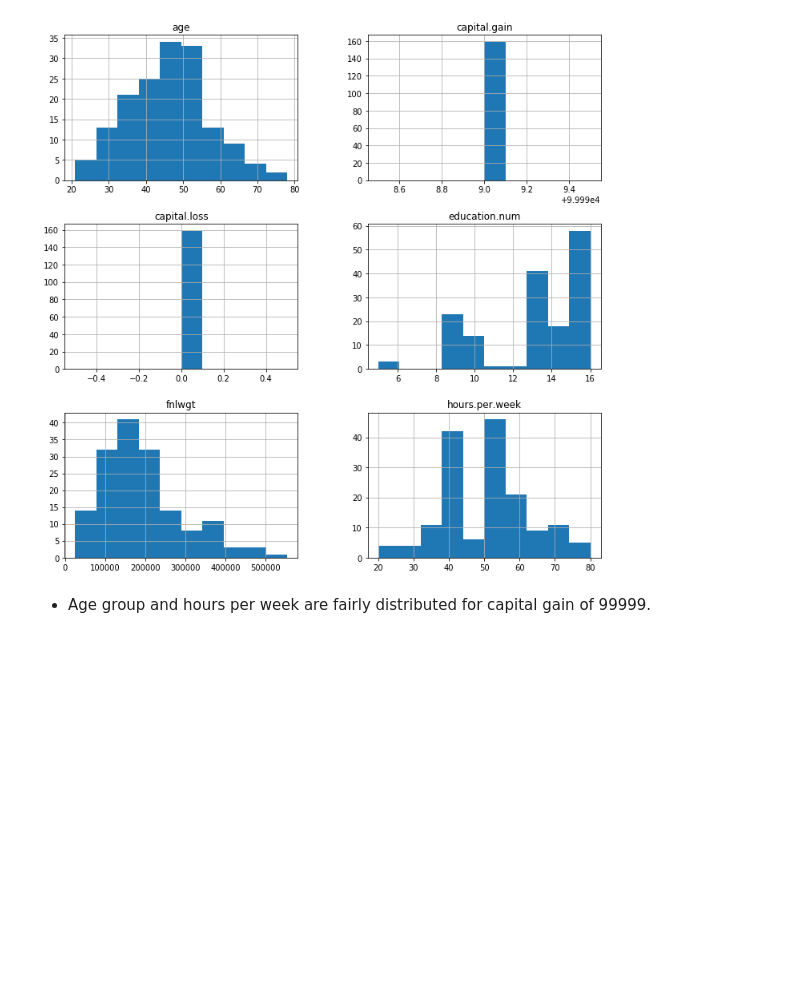
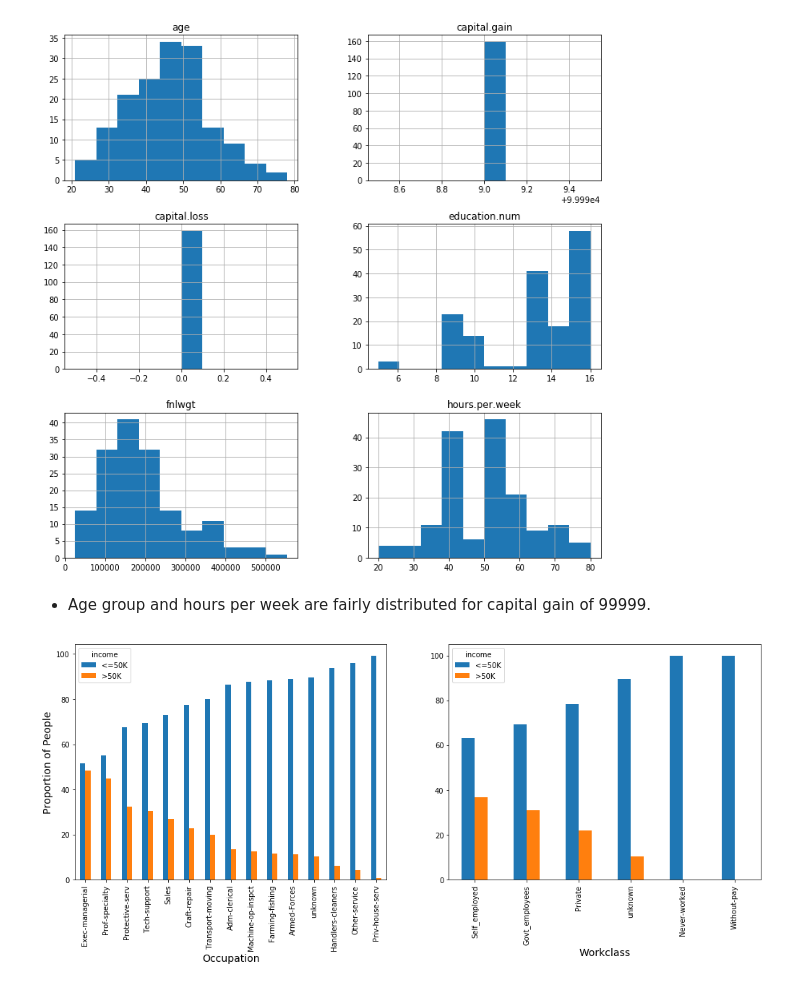
Before and after one commit to katreparitosh/Income-Predictor-Model, a Jupyter notebook: adultcensus1.ipynb, the cells around one changed output. Drawn from its saved outputs; the diff is of its cells as text; code cells hidden in the pictures; blank space fills up the shorter version.

```diff
--- a/adultcensus1.ipynb
+++ b/adultcensus1.ipynb
@@ -310,3 +310,25 @@ adult_df.loc[adult_df['capital.gain'] == 99999,:].hist(figsize = (12,12));
 [figure]
 # %% [markdown]
 - Age group and hours per week are fairly distributed for capital gain of 99999.
+# %%
+table_occu = pd.crosstab(adult_df['occupation'], adult_df['income'])
+table_workclass = pd.crosstab(adult_df['workclass'], adult_df['income'])
+table_edu = pd.crosstab(adult_df['education'], adult_df['income'])
+table_marital = pd.crosstab(adult_df['marital.status'], adult_df['income'])
+table_race = pd.crosstab(adult_df['race'], adult_df['income'])
+table_sex = pd.crosstab(adult_df['sex'], adult_df['income'])
+table_country = pd.crosstab(adult_df['native.country'], adult_df['income'])
+
+fig = plt.figure(figsize = (17,6))
+
+ax = fig.add_subplot(1,2,1)
+(table_occu.div(table_occu.sum(axis= 1),axis = 0)*100).sort_values(by= '<=50K').plot(kind = 'bar',ax=ax);
+plt.xlabel("Occupation",fontsize = 14);
+plt.ylabel('Proportion of People',fontsize = 14);
+
+
+ax = fig.add_subplot(1,2,2)
+(table_workclass.div(table_workclass.sum(axis = 1),axis = 0)*100).sort_values(by = '<=50K').plot(kind = 'bar',ax=ax);
+plt.xlabel("Workclass",fontsize = 14);
+# %% [output]
+[figure, added]
```
Also changed, not shown: parts of 1 cell of this notebook.
